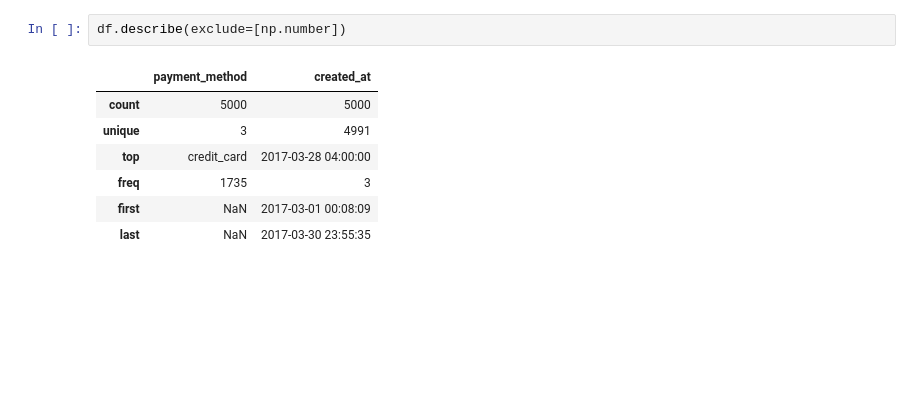
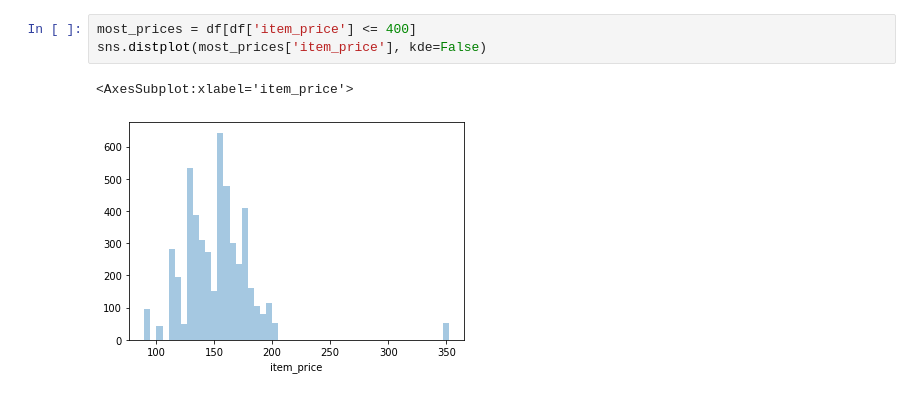
Before and after one commit to mauney/shopify, a Jupyter notebook: shopify_q1.ipynb, the cells around one changed output. Cells and saved outputs as stored; diff of their text form; blank space fills up the shorter version.

```diff
--- a/shopify_q1.ipynb
+++ b/shopify_q1.ipynb
@@ -45,10 +35,6 @@ df.describe()
-# %%
-df.describe(exclude=[np.number])
-# %% [output]
-|  | payment_method | created_at |
-| count | 5000 | 5000 |
-| unique | 3 | 4991 |
-| top | credit_card | 2017-03-28 04:00:00 |
-| freq | 1735 | 3 |
-| first | NaN | 2017-03-01 00:08:09 |
-| last | NaN | 2017-03-30 23:55:35 |
+# %%
+most_prices = df[df['item_price'] <= 400]
+sns.distplot(most_prices['item_price'], kde=False)
+# %% [output]
+<AxesSubplot:xlabel='item_price'>
+[figure, added]
```
Also changed, not shown: parts of 15 cells of this notebook, 2 other files.
